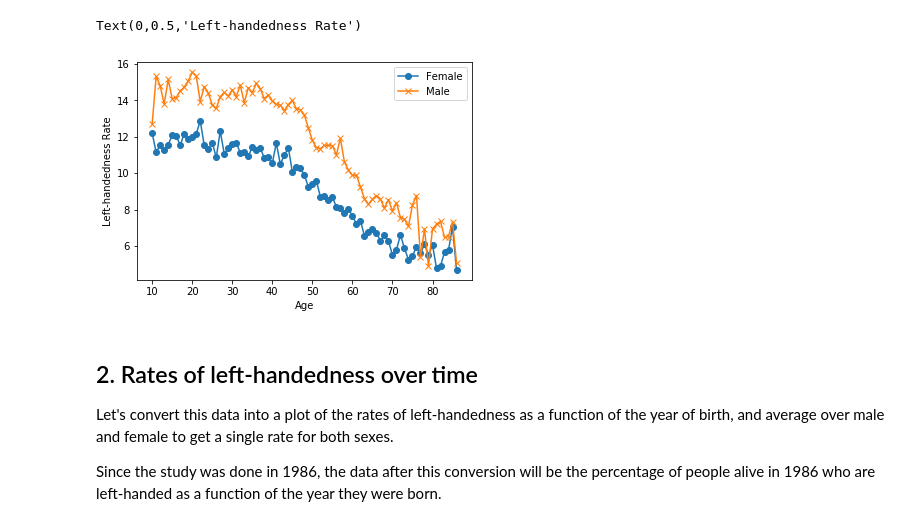
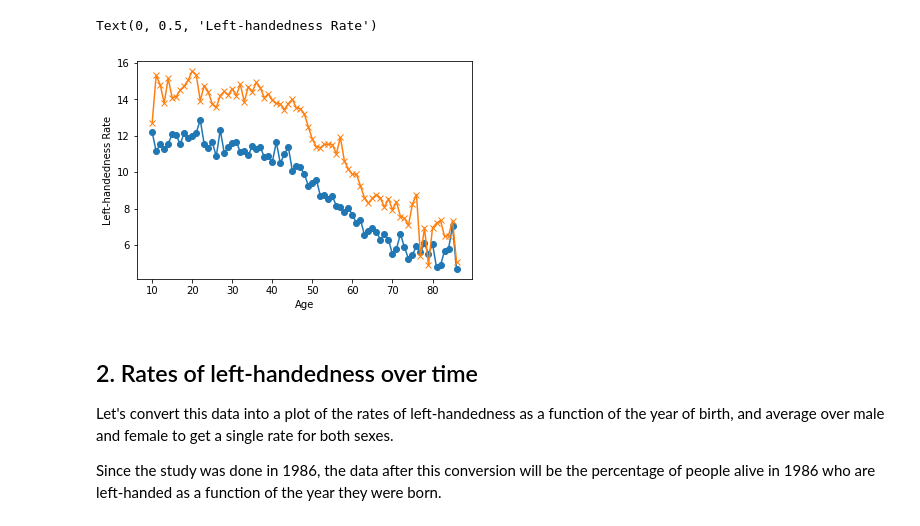
Before and after one commit to yapthatsright/Do-Left-handed-People-Die-Young, a Jupyter notebook: notebook.ipynb, the cells around one changed output. Saved outputs shown, nothing was run; the diff lists cells and outputs as text; code cells hidden in the pictures.

```diff
--- a/notebook.ipynb
+++ b/notebook.ipynb
@@ -26,15 +16,14 @@ lefthanded_data.head()
 # %%
 # plot male and female left-handedness rates vs. age
 %matplotlib inline
 fig, ax = plt.subplots() # create figure and axis objects
 ax.plot(lefthanded_data["Age"], lefthanded_data["Female"], marker = 'o') # plot "Female" vs. "Age"
 ax.plot(lefthanded_data["Age"], lefthanded_data["Male"], marker = 'x') # plot "Male" vs. "Age"
-ax.legend() # add a legend
 ax.set_xlabel("Age")
 ax.set_ylabel("Left-handedness Rate")
 # %% [output]
-Text(0,0.5,'Left-handedness Rate')
+Text(0, 0.5, 'Left-handedness Rate')
-[figure, old version]
+[figure, new version]
 # %% [markdown]
 ## 2. Rates of left-handedness over time
 <p>Let's convert this data into a plot of the rates of left-handedness as a function of the year of birth, and average over male and female to get a single rate for both sexes. </p>
```
Also changed, not shown: parts of 6 cells of this notebook.
